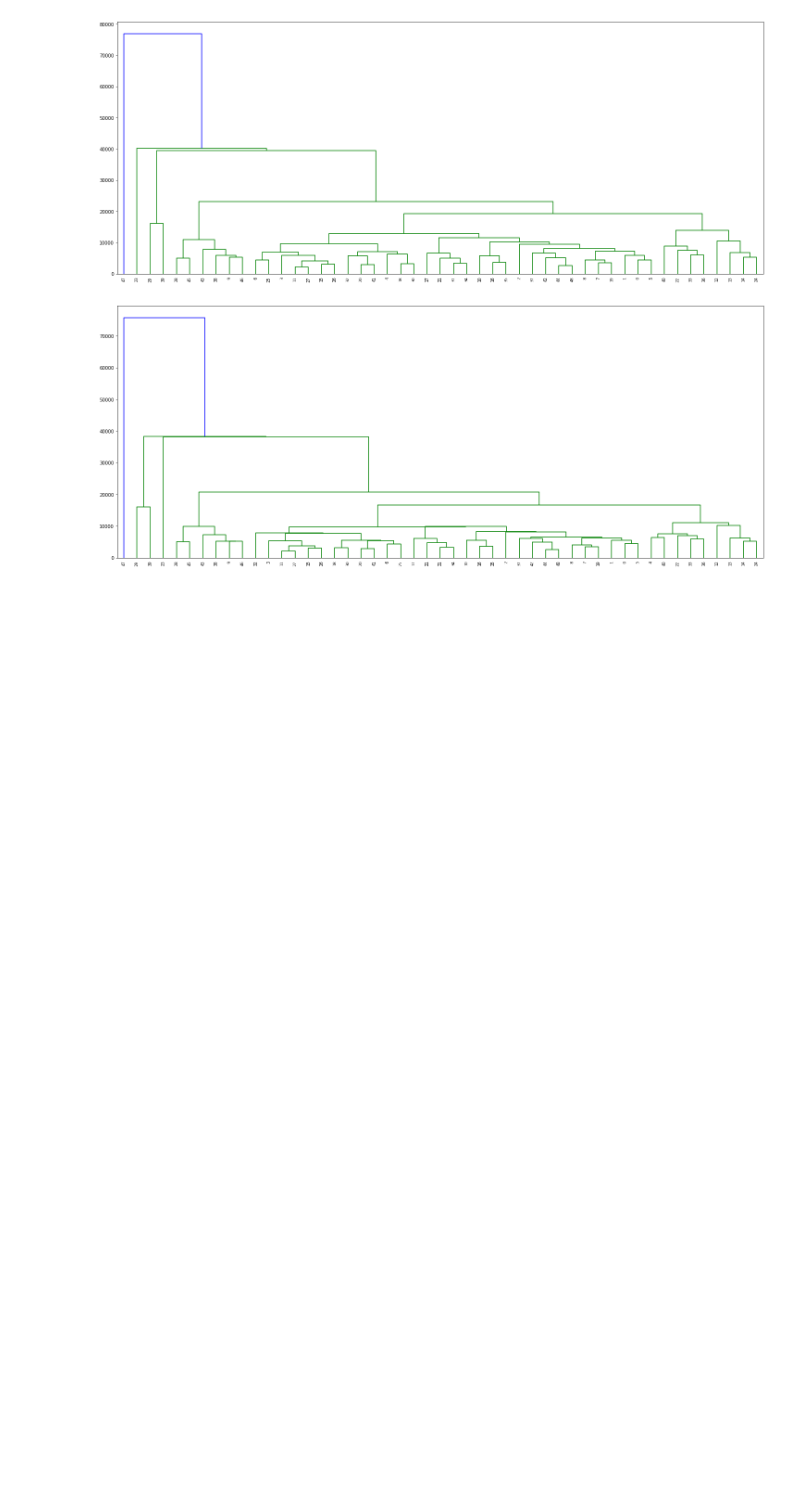
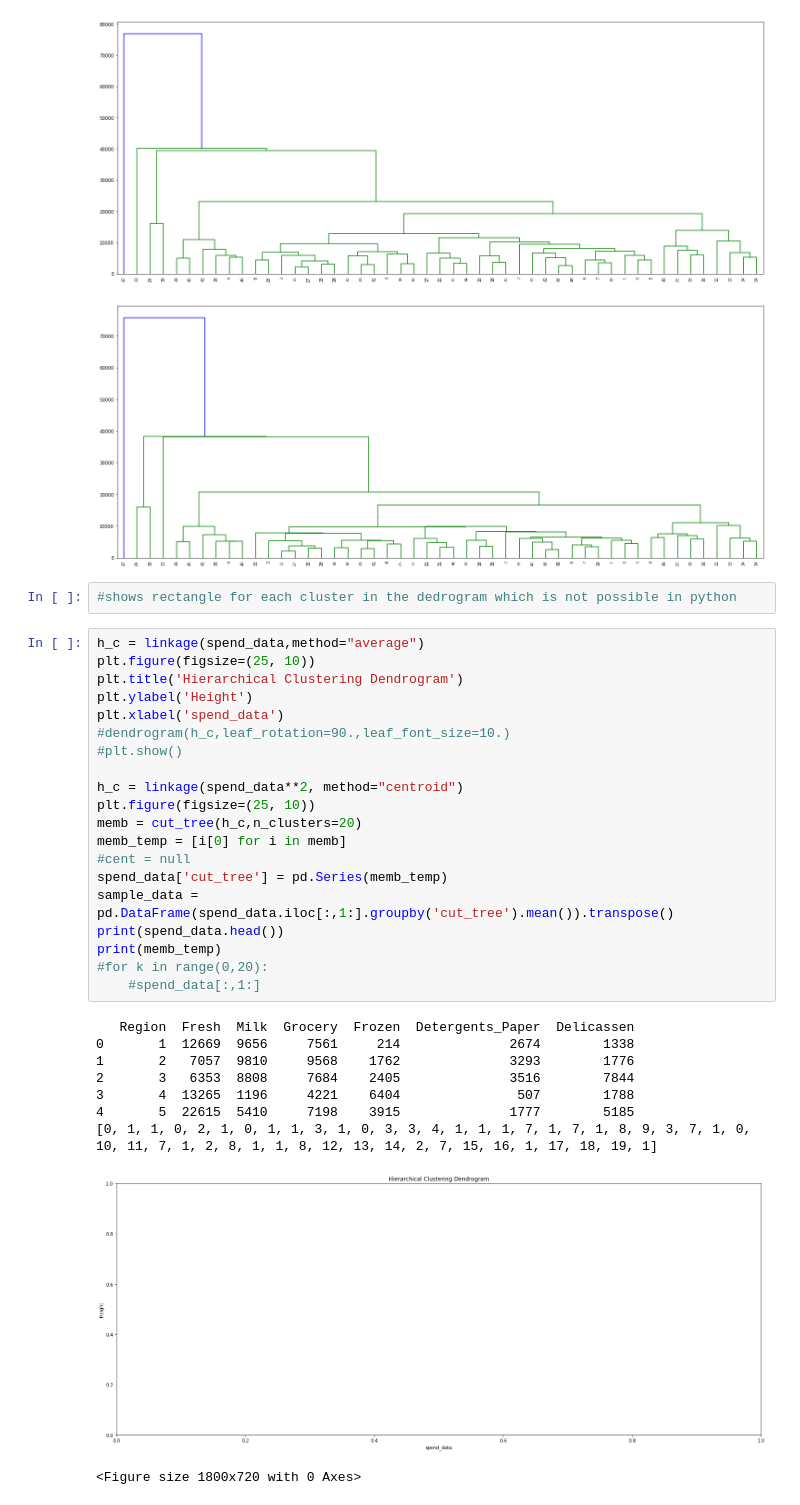
Before and after one commit to axxypatel/Data_Science_Class, a Jupyter notebook: RtoPython_Clustering_Assignment2.ipynb, the cells around one changed output. Cells and saved outputs as stored; diff of their text form; blank space fills up the shorter version.

Commit message:
Implements the cut tree function in python

```diff
--- a/RtoPython_Clustering_Assignment2.ipynb
+++ b/RtoPython_Clustering_Assignment2.ipynb
@@ -251,3 +251,35 @@ plt.show()
 [figure]
 [figure]
 [figure]
+# %%
+#shows rectangle for each cluster in the dedrogram which is not possible in python
+# %%
+h_c = linkage(spend_data,method="average")
+plt.figure(figsize=(25, 10))
+plt.title('Hierarchical Clustering Dendrogram')
+plt.ylabel('Height')
+plt.xlabel('spend_data')
+#dendrogram(h_c,leaf_rotation=90.,leaf_font_size=10.)
+#plt.show()
+
+h_c = linkage(spend_data**2, method="centroid")
+plt.figure(figsize=(25, 10))
+memb = cut_tree(h_c,n_clusters=20)
+memb_temp = [i[0] for i in memb]
+#cent = null
+spend_data['cut_tree'] = pd.Series(memb_temp)
+sample_data = pd.DataFrame(spend_data.iloc[:,1:].groupby('cut_tree').mean()).transpose()
+print(spend_data.head())
+print(memb_temp)
+#for k in range(0,20):
+    #spend_data[:,1:]
+# %% [output]
+   Region  Fresh  Milk  Grocery  Frozen  Detergents_Paper  Delicassen
+0       1  12669  9656     7561     214              2674        1338
+1       2   7057  9810     9568    1762              3293        1776
+2       3   6353  8808     7684    2405              3516        7844
+3       4  13265  1196     4221    6404               507        1788
+4       5  22615  5410     7198    3915              1777        5185
+[0, 1, 1, 0, 2, 1, 0, 1, 1, 3, 1, 0, 3, 3, 4, 1, 1, 1, 7, 1, 7, 1, 8, 9, 3, 7, 1, 0, 10, 11, 7, 1, 2, 8, 1, 1, 8, 12, 13, 14, 2, 7, 15, 16, 1, 17, 18, 19, 1]
+[figure, added]
+<Figure size 1800x720 with 0 Axes>
```
Also changed, not shown: parts of 1 cell of this notebook.
